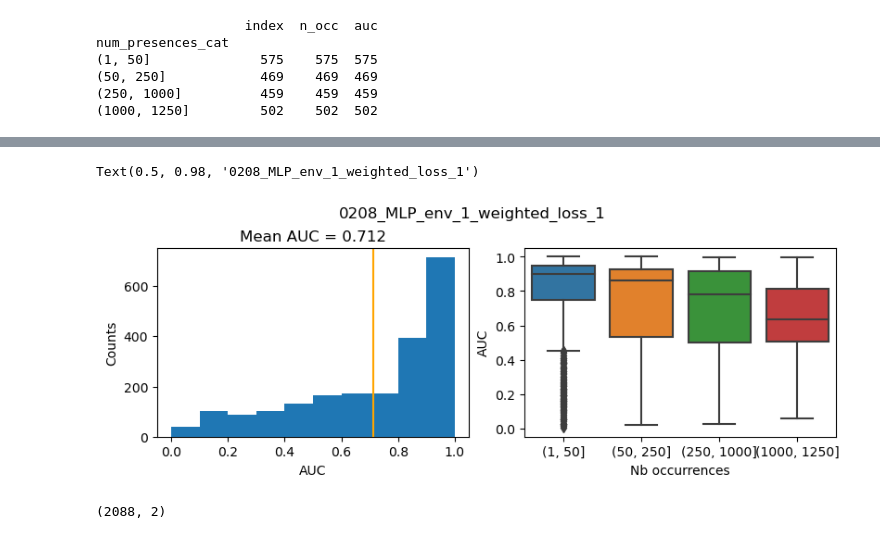
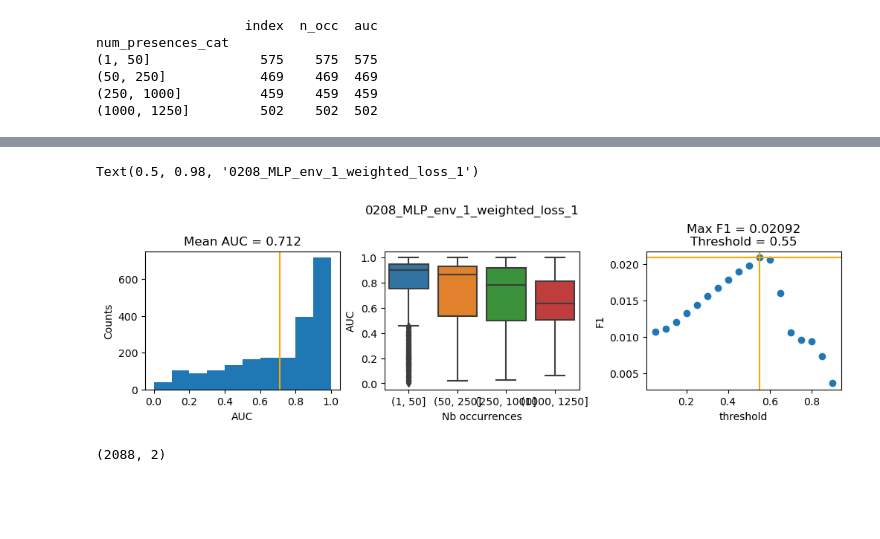
Before and after one commit to ninavantiel/multi_scale_SDMs, a Jupyter notebook: model_evaluation.ipynb, the cells around one changed output, grey strips where cells are left out. Cells and saved outputs as stored; diff of their text form; code cells hidden in the pictures; blank space fills up the shorter version.

```diff
--- a/model_evaluation.ipynb
+++ b/model_evaluation.ipynb
@@ -112,7 +105,7 @@ val_loader = torch.utils.data.DataLoader(val_data, shuffle=False, batch_size=bat
 model.eval()
 labels_list, y_pred_list = [], []
 
-for inputs, labels in tqdm(val_loader):
+for inputs, labels, _ in tqdm(val_loader):
     inputs = inputs.to(torch.float32).to(dev)
     labels = labels.to(torch.float32).to(dev)
     labels_list.append(labels.cpu().detach().numpy())
@@ -174,0 +154,19 @@ sns.boxplot(data=df, x="num_presences_cat", y="auc")
+# %%
+def compute_f1(labels, pred):
+    tn, fp, fn, tp = confusion_matrix(labels, pred).ravel()
+    f1 = tp / (tp + ((fp+fn)/2))
+    return f1
+# %%
+f1_scores = {}
+for thresh in np.arange(0.05, 1, 0.05):
+    try:
+        y_pred_bin = binarize(y_pred, threshold=thresh)
+        f1_list = [compute_f1(labels[i,:], y_pred_bin[i,:]) for i in range(labels.shape[0])]
+        f1_mean = np.mean(f1_list)
+        print(thresh, '.... f1 = ', f1_mean)
+        f1_scores[thresh] = f1_mean
+    except:
+        f1_scores[thresh] = np.nan
+
+max_f1 = np.nanmax(list(f1_scores.values()))
+threshold = [k for k,v in f1_scores.items() if v == max_f1][0]
@@ -175,18 +193,26 @@ sns.boxplot(data=df, x="num_presences_cat", y="auc")
+# %%
+max_f1 = np.nanmax(list(f1_scores.values()))
+threshold = [k for k,v in f1_scores.items() if v == max_f1][0]
 # %%
-fig, (ax1, ax2) = plt.subplots(1, 2, layout='constrained', figsize=(8,3))
+fig, (ax1, ax2, ax3) = plt.subplots(1, 3, layout='constrained', figsize=(10,3))
 
 mean1 = df.auc.mean()
 ax1.hist(df.auc)
 ax1.axvline(mean1, color='orange')
 ax1.set(xlabel='AUC', ylabel='Counts', title=f"Mean AUC = {mean1:.3f}")
 
 sns.boxplot(data=df, x="num_presences_cat", y="auc", ax=ax2)
 ax2.set(xlabel='Nb occurrences', ylabel='AUC')
 
+ax3.scatter(x=list(f1_scores.keys()), y=list(f1_scores.values()))
+ax3.axhline(y=max_f1, color='orange')
+ax3.axvline(x=threshold, color='orange')
+ax3.set(xlabel='threshold', ylabel='F1', title=f"Max F1 = {max_f1:.5f}\nThreshold = {threshold}")
+
 fig.suptitle(run_name)
 # %% [output]
 Text(0.5, 0.98, '0208_MLP_env_1_weighted_loss_1')
-[figure, old version]
+[figure, new version]
 # %%
 mean_weights = pd.DataFrame({
     'bioclim': weights[:,:512].mean(axis=1), 'sat': weights[:,512:].mean(axis=1)
```
Also changed, not shown: parts of 11 cells of this notebook, 5 other files.
